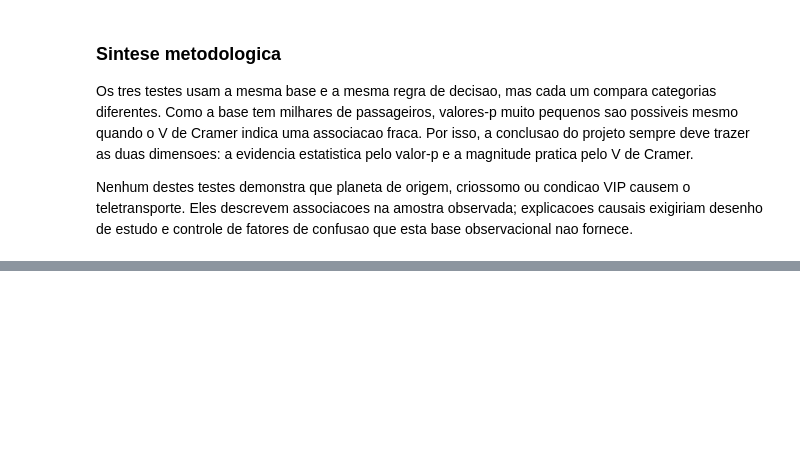
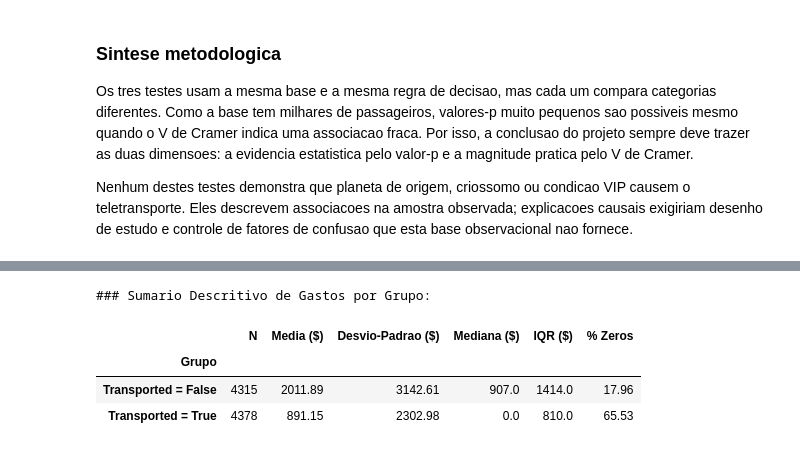
Before and after one commit to gmenezesg/spaceship-titanic-estatistica-posdl, a Jupyter notebook: notebooks/04_testes_hipoteses_anova.ipynb, the cells around one changed output, grey strips where cells are left out. Drawn from its saved outputs; the diff is of its cells as text; code cells hidden in the pictures; blank space fills up the shorter version.

Commit message:
[KAN-26] Comparar TotalSpend por Transported com Welch e Mann-Whitney

```diff
--- a/notebooks/04_testes_hipoteses_anova.ipynb
+++ b/notebooks/04_testes_hipoteses_anova.ipynb
@@ -396,0 +422,71 @@ Nenhum destes testes demonstra que planeta de origem, criossomo ou condicao VIP
+# %%
+from scipy import stats
+
+# Funcoes analiticas e de efeito para a KAN-26
+
+def calcular_cohen_d(x1: pd.Series, x2: pd.Series) -> float:
+    """Calcula o d de Cohen utilizando a variancia combinada ponderada."""
+    n1, n2 = len(x1), len(x2)
+    s1, s2 = x1.std(ddof=1), x2.std(ddof=1)
+    s_pooled = np.sqrt(((n1 - 1) * s1**2 + (n2 - 1) * s2**2) / (n1 + n2 - 2))
+    return float((x1.mean() - x2.mean()) / s_pooled)
+
+
+def classificar_cohen_d(d: float) -> str:
+    """Classifica a magnitude do d de Cohen segundo a convencao de Jacob Cohen."""
+    abs_d = abs(d)
+    if abs_d < 0.20:
+        return 'Desprezivel'
+    if abs_d < 0.50:
+        return 'Pequeno'
+    if abs_d < 0.80:
+        return 'Medio'
+    return 'Grande'
+
+
+def classificar_rosenthal_r(r: float) -> str:
+    """Classifica o tamanho de efeito r de Rosenthal para testes de postos."""
+    abs_r = abs(r)
+    if abs_r < 0.10:
+        return 'Desprezivel'
+    if abs_r < 0.30:
+        return 'Pequeno'
+    if abs_r < 0.50:
+        return 'Medio'
+    return 'Grande'
+
+
+# Separacao dos grupos de gasto
+gastos_not_transported = df.loc[df['Transported'] == False, 'TotalSpend']
+gastos_transported = df.loc[df['Transported'] == True, 'TotalSpend']
+
+# Sumario descritivo comparativo
+descritiva_gastos = pd.DataFrame([
+    {
+        'Grupo': 'Transported = False',
+        'N': len(gastos_not_transported),
+        'Media ($)': gastos_not_transported.mean(),
+        'Desvio-Padrao ($)': gastos_not_transported.std(),
+        'Mediana ($)': gastos_not_transported.median(),
+        'IQR ($)': gastos_not_transported.quantile(0.75) - gastos_not_transported.quantile(0.25),
+        '% Zeros': (gastos_not_transported == 0).mean() * 100,
+    },
+    {
+        'Grupo': 'Transported = True',
+        'N': len(gastos_transported),
+        'Media ($)': gastos_transported.mean(),
+        'Desvio-Padrao ($)': gastos_transported.std(),
+        'Mediana ($)': gastos_transported.median(),
+        'IQR ($)': gastos_transported.quantile(0.75) - gastos_transported.quantile(0.25),
+        '% Zeros': (gastos_transported == 0).mean() * 100,
+    }
+]).set_index('Grupo')
+
+print('### Sumario Descritivo de Gastos por Grupo:')
+display(descritiva_gastos.round(2))
+# %% [output]
+### Sumario Descritivo de Gastos por Grupo:
+|  | N | Media ($) | Desvio-Padrao ($) | Mediana ($) | IQR ($) | % Zeros |
+| Grupo |  |  |  |  |  |  |
+| Transported = False | 4315 | 2011.89 | 3142.61 | 907.0 | 1414.0 | 17.96 |
+| Transported = True | 4378 | 891.15 | 2302.98 | 0.0 | 810.0 | 65.53 |
```
Also changed, not shown: parts of 4 cells of this notebook, 2 other files.
